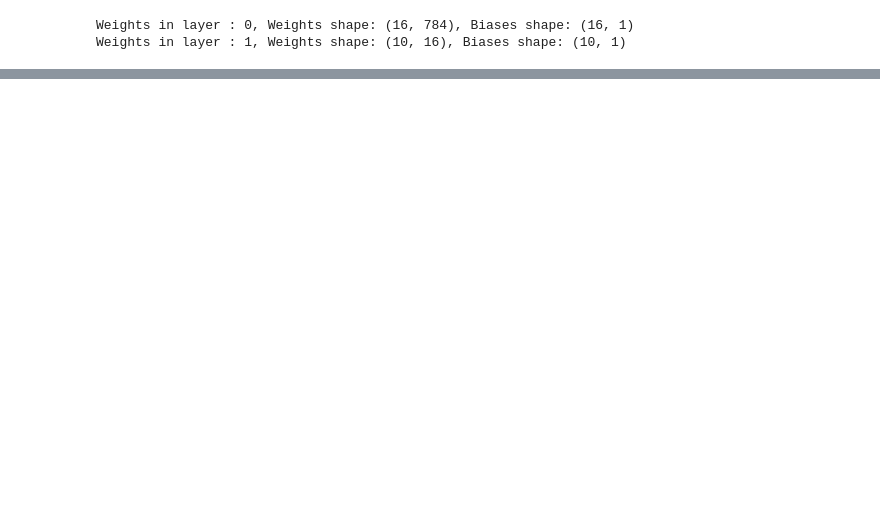
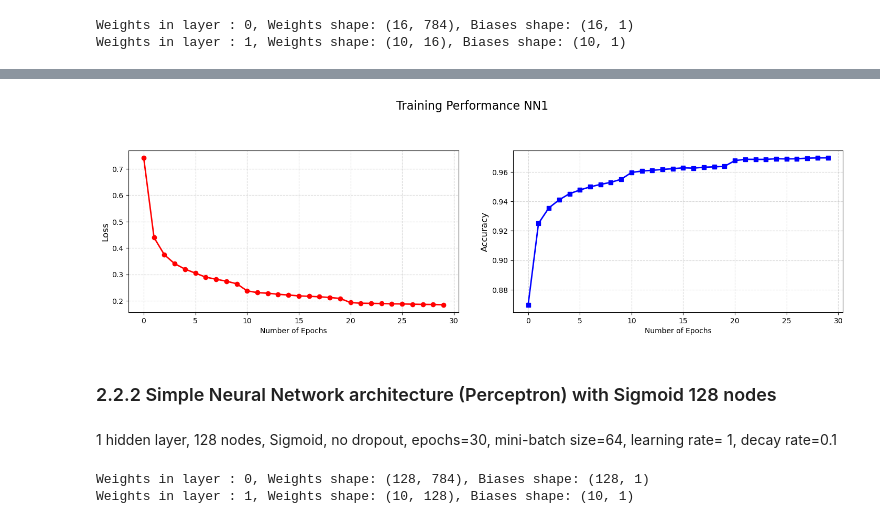
Before and after one commit to Razbolt/Neural-Network, a Jupyter notebook: Task1.ipynb, the cells around one changed output, grey strips where cells are left out. Drawn from its saved outputs; the diff is of its cells as text; code cells hidden in the pictures; blank space fills up the shorter version.

```diff
--- a/Task1.ipynb
+++ b/Task1.ipynb
@@ -193,7 +193,6 @@ class MyNeuralNetwork:
     def calculate_loss(self,A3,Y):
         # Calculate the loss using the cross-entropy loss function
         #Calcuation should be based on y_pred and y_true
-
         y_pred = A3
         y_true = self.one_hot(Y)
 
@@ -278,9 +277,8 @@ class MyNeuralNetwork:
 
     def update_gradient(self,gradients,learning_rate):
         # Update the weights and biases using gradient descent
-        for layer in range(len(self.layer_sizes) - 1):  # Corrected here
+        for layer in range(len(self.layer_sizes) - 1):
             dW,db = gradients[layer]
-
             self.weights[layer] -= learning_rate * dW
             self.biases[layer] -= learning_rate * db
 
@@ -294,7 +292,7 @@ class MyNeuralNetwork:
 
 
         X = numpy.ndarray
-            The input data, wehere each row is a training example and each column is a feature.
+            The input data, where each row is a training example and each column is a feature.
 
         Y = numpy.ndarray
             The labels for each training example, where each row is a label. Must have the same number of rows as X.
@@ -326,12 +324,12 @@ class MyNeuralNetwork:
                 #Print the new learning rate at each decay step
                 print(f'The learning rate at epoch {epoch} is :{learning_rate}')
 
-            #Shuffle the dataset at the start of each epoc
+            #Shuffle the dataset at the start of each epoch
             permutation = np.random.permutation(m)
             X_shuffled = X[permutation]
             Y_shuffled = Y[permutation]
 
-            #Divide the the dataset into mini-bathces
+            #Divide the dataset into mini-batches
             for i in range(0,m - (m % batch_size),batch_size):
                 X_batch = X_shuffled[i:i+batch_size]
                 Y_batch = Y_shuffled[i:i+batch_size]
@@ -343,7 +341,6 @@ class MyNeuralNetwork:
                 last_layer = len(self.layer_sizes) - 2
                 loss = self.calculate_loss(layer_outpus[last_layer][0], Y_batch)
                 epoch_loss += loss
-
 
                 # Calculate the number of correct predictions
                 predictions = np.argmax(layer_outpus[last_layer][0], axis=0)
@@ -410,6 +400,3 @@ nn1 = MyNeuralNetwork(input_size=784, hidden_sizes=[16], output_size=10, activat
 # %% [output]
 Weights in layer : 0, Weights shape: (16, 784), Biases shape: (16, 1)
 Weights in layer : 1, Weights shape: (10, 16), Biases shape: (10, 1)
-# %%
-# Train the neural network
-losses,accuracies = nn1.train(X_train, y_train, learning_rate=1, epochs=20, batch_size=64,decay_rate=0.1,decay_step=10)
@@ -571,0 +403,6 @@ Test Loss: 0.27124385857406924, Test Accuracy: 0.9575
+# %%
+# Train the neural network
+losses,accuracies = nn1.train(X_train, y_train, learning_rate=1, epochs=30, batch_size=64,decay_rate=0.1,decay_step=10)
+# Append last entry of train loss to dictionary for plotting
+last_epoch_loss = losses[-1]
+test_results['nn1_train_loss'] = last_epoch_loss
@@ -571,0 +436,29 @@ Test Loss: 0.27124385857406924, Test Accuracy: 0.9575
+# %%
+#Plot the loss and accuracy curves for the training process
+#Show it next to each other in the same figure
+
+fig, (ax1, ax2) = plt.subplots(1, 2,figsize=(15,5))
+fig.suptitle('Training Performance NN1', fontsize=16)
+ax1.plot(losses, color='red', marker='o', linestyle='-', linewidth=2, markersize=6)
+ax1.set_xlabel('Number of Epochs')
+ax1.set_ylabel('Loss', fontsize=12)
+ax1.grid(True, linestyle='--', alpha=0.5)
+ax2.plot(accuracies, color='blue', marker='s', linestyle='-', linewidth=2, markersize=6)
+ax2.set_xlabel('Number of Epochs')
+ax2.set_ylabel('Accuracy', fontsize=12)
+ax2.grid(True, linestyle='--', alpha=0.5)
+# Adjust layout
+plt.tight_layout(pad=3.0)
+plt.show()
+# %% [output]
+[figure, added]
+# %% [markdown]
+### 2.2.2 Simple Neural Network architecture (Perceptron) with Sigmoid 128 nodes
+# %% [markdown]
+1 hidden layer, 128 nodes, Sigmoid, no dropout, epochs=30, mini-batch size=64, learning rate= 1, decay rate=0.1
+# %%
+# Create a neural network object
+nn2 = MyNeuralNetwork(input_size=784, hidden_sizes=[128], output_size=10, activation_function='sigmoid',dropout=0.0)
+# %% [output]
+Weights in layer : 0, Weights shape: (128, 784), Biases shape: (128, 1)
+Weights in layer : 1, Weights shape: (10, 128), Biases shape: (10, 1)
```
Also changed, not shown: parts of 56 cells of this notebook.
